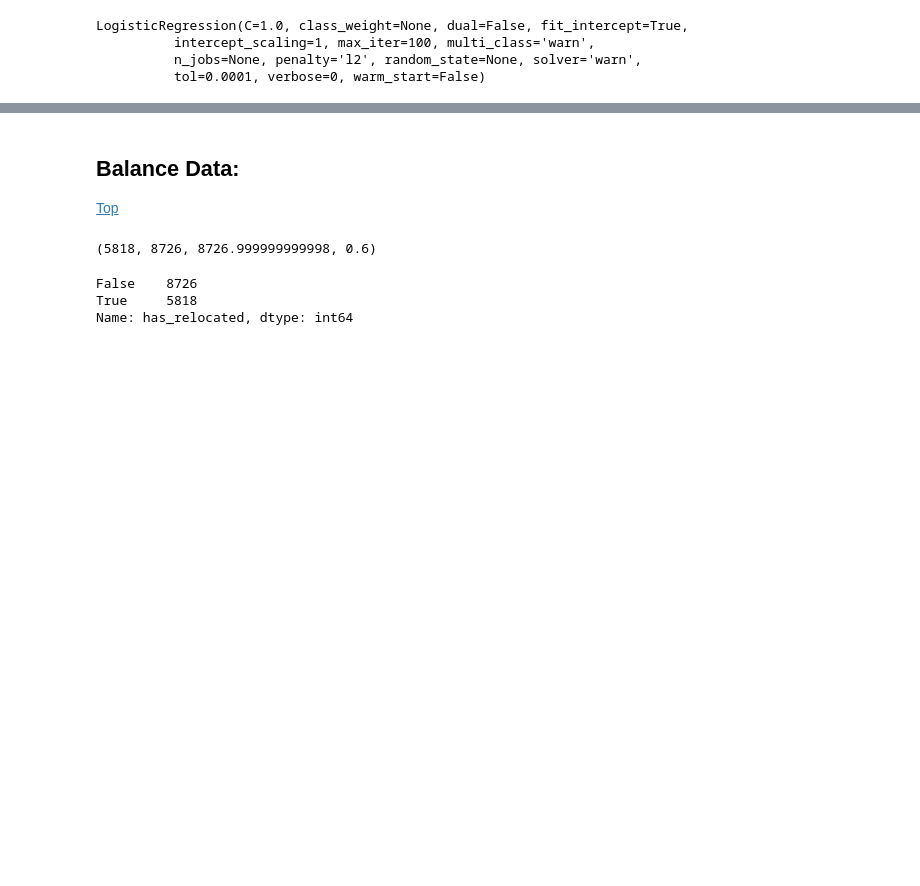
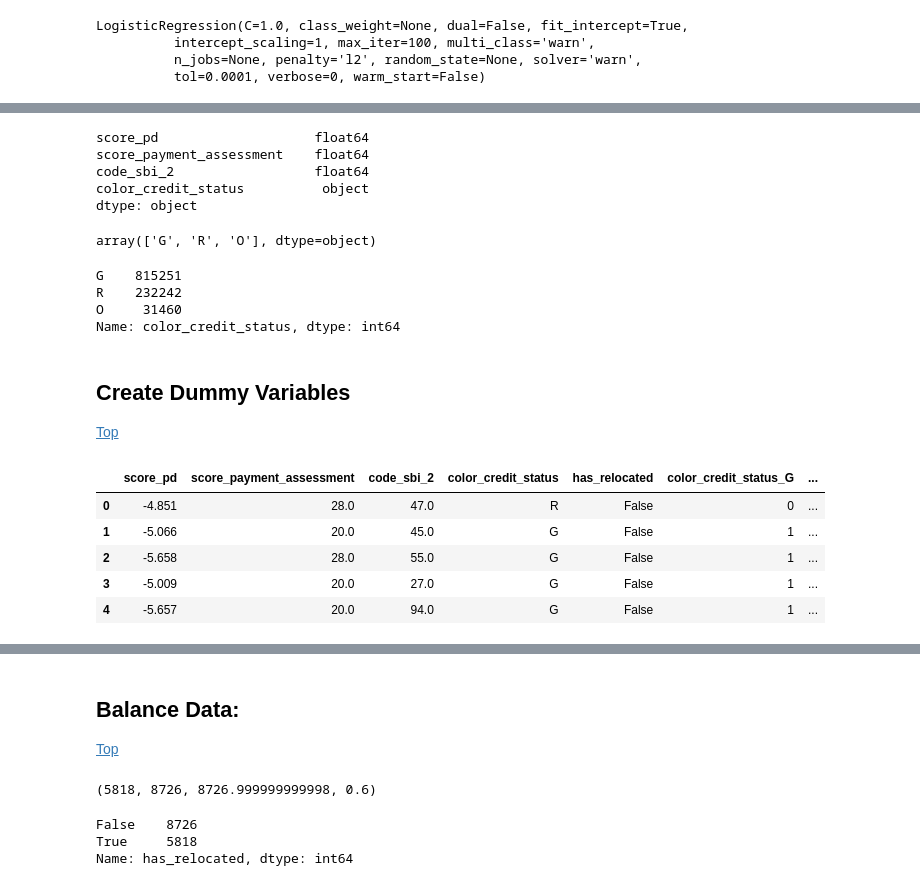
Before and after one commit to mark-me/relocation_indicator, a Jupyter notebook: Notebooks/Data_Exploration/logistic_regression.ipynb, the cells around one changed output, grey strips where cells are left out. Saved outputs shown, nothing was run; the diff lists cells and outputs as text; code cells hidden in the pictures; blank space fills up the shorter version.

Commit message:
Added code to one-hot-encode categorical variables

```diff
--- a/Notebooks/Data_Exploration/logistic_regression.ipynb
+++ b/Notebooks/Data_Exploration/logistic_regression.ipynb
@@ -164,0 +221,23 @@ pyplot.show()
+# %%
+x_train.dtypes
+# %% [output]
+score_pd                    float64
+score_payment_assessment    float64
+code_sbi_2                  float64
+color_credit_status          object
+dtype: object
+# %%
+x_train.color_credit_status.unique()
+# %% [output]
+array(['G', 'R', 'O'], dtype=object)
+# %%
+x_train.color_credit_status.value_counts()
+# %% [output]
+G    815251
+R    232242
+O     31460
+Name: color_credit_status, dtype: int64
+# %% [markdown]
+<a id='dummy'></a>
+## Create Dummy Variables
+<a href=#top>Top</a>
@@ -164,0 +257,17 @@ pyplot.show()
+# %%
+cat_vars=['color_credit_status']
+
+for var in cat_vars:
+    cat_list='var'+'_'+var
+    cat_list = pd.get_dummies(data_to_model[var], prefix=var)
+    data1=data_to_model.join(cat_list)
+    data_to_model = data1
+# %%
+data_to_model.head()
+# %% [output]
+|  | score_pd | score_payment_assessment | code_sbi_2 | color_credit_status | has_relocated | color_credit_status_G | ... |
+| 0 | -4.851 | 28.0 | 47.0 | R | False | 0 | ... |
+| 1 | -5.066 | 20.0 | 45.0 | G | False | 1 | ... |
+| 2 | -5.658 | 28.0 | 55.0 | G | False | 1 | ... |
+| 3 | -5.009 | 20.0 | 27.0 | G | False | 1 | ... |
+| 4 | -5.657 | 20.0 | 94.0 | G | False | 1 | ... |
```
Also changed, not shown: parts of 37 cells of this notebook.
